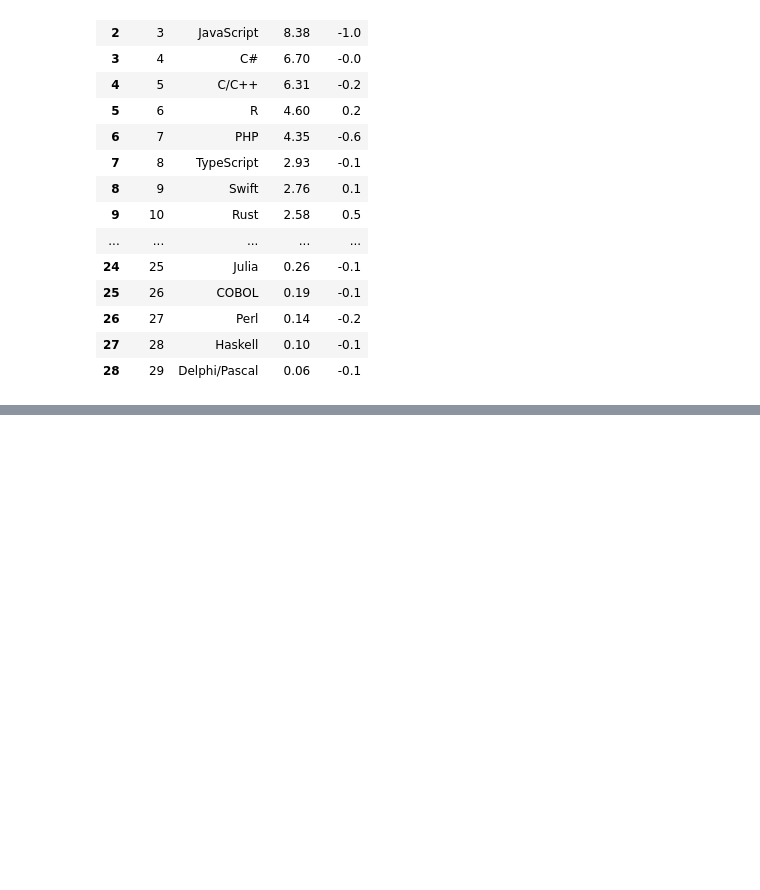
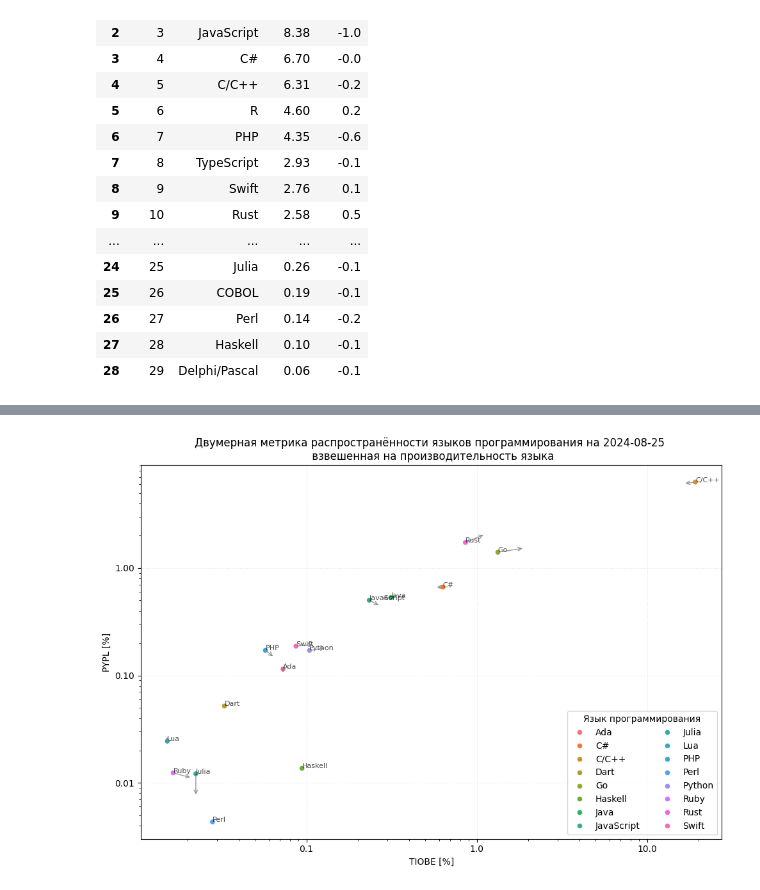
Before and after one commit to HexQuant/lang_rank, a Jupyter notebook: lang_rank.ipynb, the cells around one changed output, grey strips where cells are left out. Cells and saved outputs as stored; diff of their text form; code cells hidden in the pictures; blank space fills up the shorter version.

Commit message:
Добавлен учёт производительности языка

```diff
--- a/lang_rank.ipynb
+++ b/lang_rank.ipynb
@@ -258,0 +321,5 @@ fig.savefig(Path("output.png"), dpi=300)
+# %%
+a = bench_game.groupby(['lang', 'name']).min(
+    numeric_only=True).groupby('lang').median()
+a['lang_name'] = a.index.map(alias_bench)
+a
@@ -258,0 +345,4 @@ fig.savefig(Path("output.png"), dpi=300)
+# %%
+a = a.groupby('lang_name').median().sort_values(
+    by="elapsed(s)", ascending=True)
+a
@@ -258,0 +389,7 @@ fig.savefig(Path("output.png"), dpi=300)
+# %%
+b = short_rank_all.join(a['elapsed(s)'], on="lang")
+b['slower'] = b['elapsed(s)']/(b['elapsed(s)'].min())
+for col in ['share_tiobe', 'share_pypl', 'trend_tiobe', 'trend_pypl']:
+    b[col] = b[col]/b['slower']
+b.dropna(inplace=True)
+b
@@ -258,0 +414,31 @@ fig.savefig(Path("output.png"), dpi=300)
+# %%
+fig = plt.figure(figsize=(10, 7))
+ax = sns.scatterplot(data=b.dropna(), x="share_tiobe",
+                     y="share_pypl", hue="lang")
+plt.xscale("log")
+plt.yscale("log")
+ax.set(
+    xlabel="TIOBE [%]",
+    ylabel="PYPL [%]",
+    title=f"Двумерная метрика распространённости языков программирования на {
+        dt.date.today()} \n взвешенная на производительность языка",
+    # xlim=(0, 50),
+    # ylim=(0, 50),
+)
+ax.grid(ls=":", lw=0.5, alpha=0.5)
+for x in b.dropna().itertuples():
+    ax.text(x.share_tiobe, x.share_pypl, x.lang, fontsize=8, alpha=0.7)
+    if (x.trend_tiobe is not None) and (x.trend_pypl is not None) and x.trend_norm > 0.0:
+        ax.annotate(
+            "",
+            xy=(x.trend_tiobe + x.share_tiobe, x.trend_pypl + x.share_pypl),
+            xytext=(x.share_tiobe, x.share_pypl),
+            arrowprops=dict(arrowstyle="->", lw=1, alpha=0.8, color="grey"),
+        )
+ax.get_xaxis().set_major_formatter(matplotlib.ticker.ScalarFormatter())
+ax.get_yaxis().set_major_formatter(matplotlib.ticker.ScalarFormatter())
+ax.legend(loc="lower right", ncol=2, title="Язык программирования")
+fig.tight_layout()
+fig.savefig(Path("perf_rank.png"), dpi=300)
+# %% [output]
+[figure, added]
```
Also changed, not shown: parts of 9 cells of this notebook, 4 other files.
